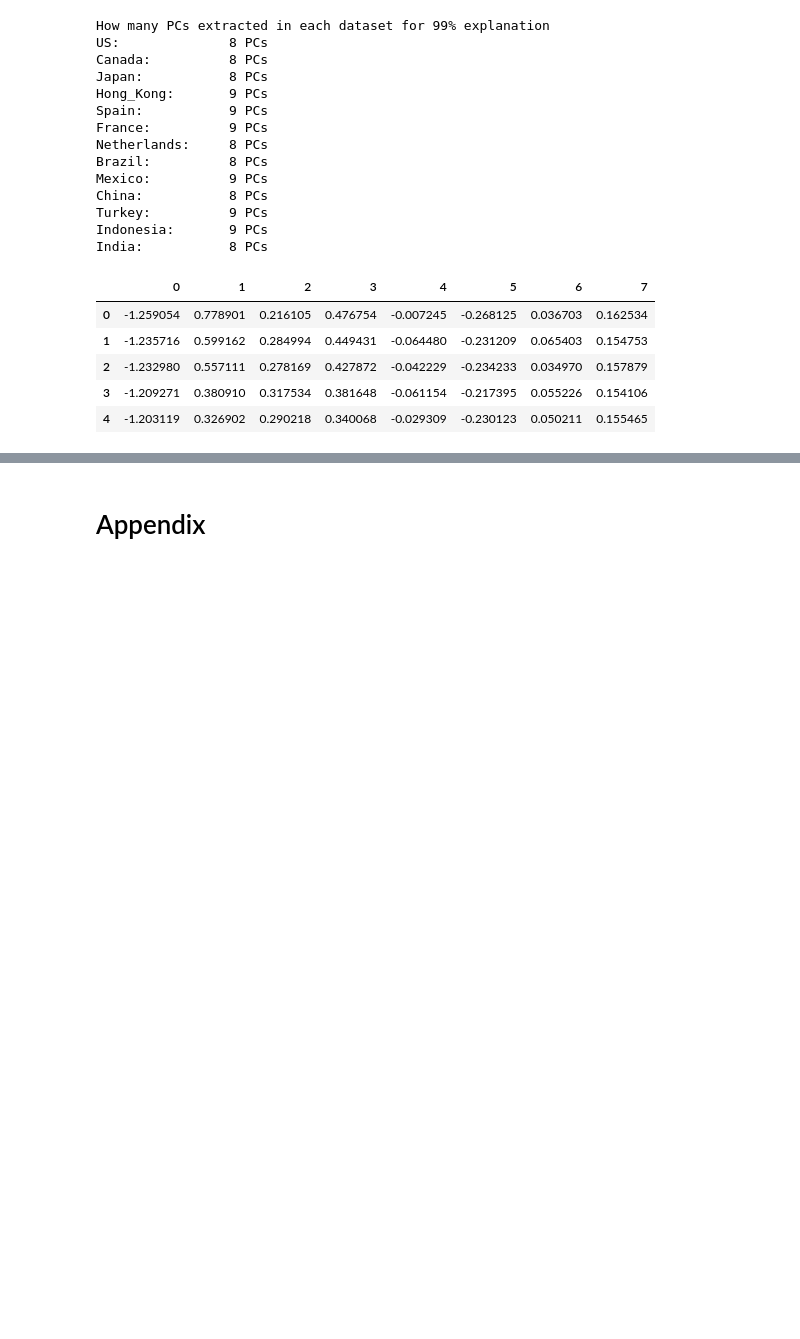
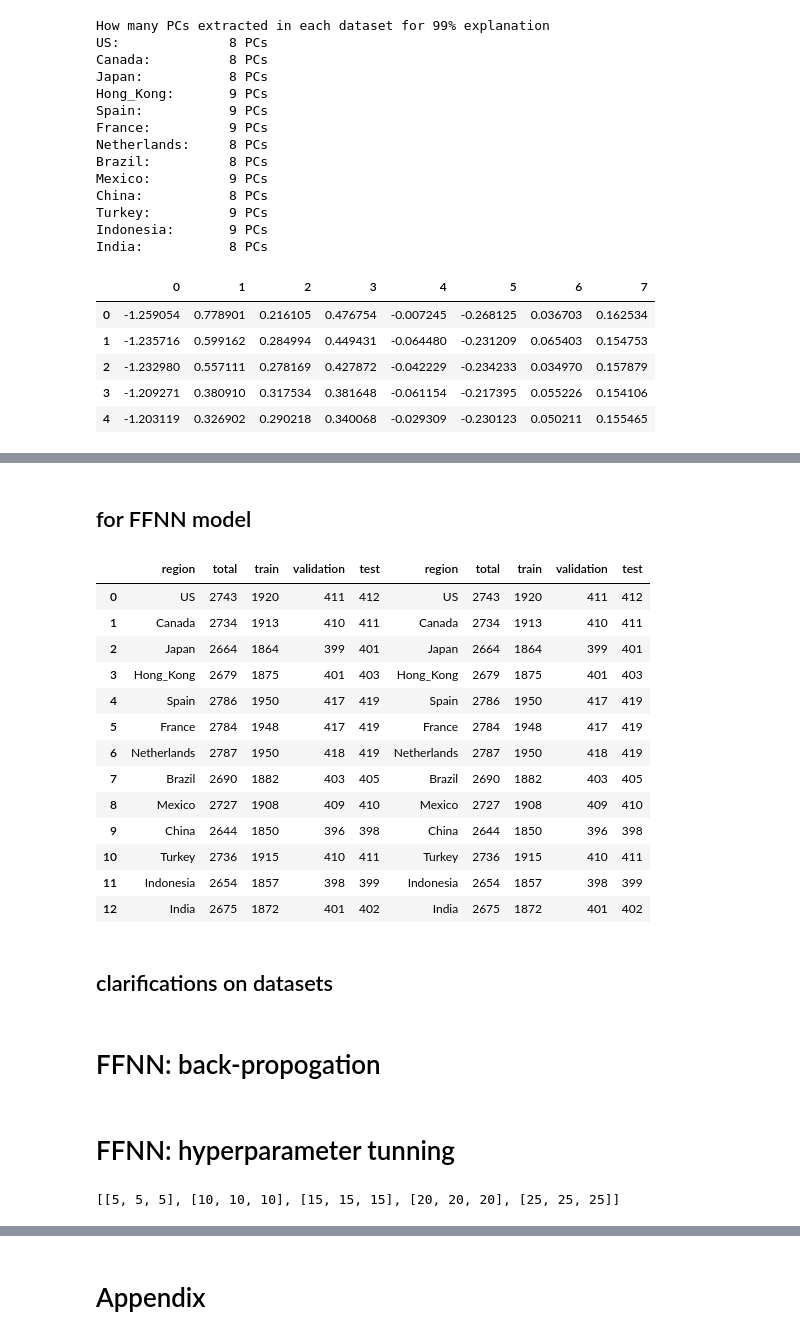
Before and after one commit to chensheni/202203-PCA-PSO-FFNN-ADF-ARDL-Dissertation, a Jupyter notebook: pca-pso-ffnn-adf-ardl-ongoing-dissertation-project.ipynb, the cells around one changed output, grey strips where cells are left out. Saved outputs shown, nothing was run; the diff lists cells and outputs as text; code cells hidden in the pictures; blank space fills up the shorter version.

```diff
--- a/pca-pso-ffnn-adf-ardl-ongoing-dissertation-project.ipynb
+++ b/pca-pso-ffnn-adf-ardl-ongoing-dissertation-project.ipynb
@@ -858,0 +850,7 @@ for i in range(len(region_list)):
+# %%
+# show the sample size
+ARDL_num    = np.array([region_list, ARDL_total, ARDL_train, ARDL_val, ARDL_test]).T
+df_ARDL_num = pd.DataFrame(data = ARDL_num,
+                           columns = ['region','total','train','validation','test'])
+# %% [markdown]
+## for FFNN model
@@ -858,0 +874,52 @@ for i in range(len(region_list)):
+# %%
+# make split with 0.70:0.15:0.15
+
+FFNN_train_x = []; FFNN_train_y = []
+FFNN_val_x   = []; FFNN_val_y   = []
+FFNN_test_x  = []; FFNN_test_y  = []
+
+FFNN_total = []; FFNN_train = []
+FFNN_val   = []; FFNN_test  = []
+
+for i in range(len(region_list)):
+    # pin down the size
+    train_n = math.floor(FFNN_array_list_x[i].shape[1]*0.70)
+    val_n   = math.floor(FFNN_array_list_x[i].shape[1]*0.15)
+    # record different parts
+    FFNN_total.append(FFNN_array_list_x[i].shape[1])
+    FFNN_train.append(train_n)
+    FFNN_val.append  (val_n)
+    FFNN_test.append (FFNN_array_list_x[i].shape[1] - train_n - val_n)
+    # train
+    FFNN_train_x.append(FFNN_array_list_x[i][:, :train_n])
+    FFNN_train_y.append(FFNN_array_list_y[i][:train_n])
+    # validation
+    FFNN_val_x.append  (FFNN_array_list_x[i][:, train_n : (train_n+val_n)])
+    FFNN_val_y.append  (FFNN_array_list_y[i][train_n : (train_n+val_n)])
+    # test
+    FFNN_test_x.append (FFNN_array_list_x[i][:, (train_n+val_n):])
+    FFNN_test_y.append (FFNN_array_list_y[i][(train_n+val_n) :])
+# %%
+# show the sample size
+FFNN_num    = np.array([region_list, FFNN_total, FFNN_train, FFNN_val, FFNN_test]).T
+df_FFNN_num = pd.DataFrame(data = FFNN_num,
+                           columns = ['region','total','train','validation','test'])
+# left is FFNN, right is ARDL
+pd.concat([df_FFNN_num,df_ARDL_num],axis=1)
+# %% [output]
+|  | region | total | train | validation | test | region | total | train | validation | test |
+| 0 | US | 2743 | 1920 | 411 | 412 | US | 2743 | 1920 | 411 | 412 |
+| 1 | Canada | 2734 | 1913 | 410 | 411 | Canada | 2734 | 1913 | 410 | 411 |
+| 2 | Japan | 2664 | 1864 | 399 | 401 | Japan | 2664 | 1864 | 399 | 401 |
+| 3 | Hong_Kong | 2679 | 1875 | 401 | 403 | Hong_Kong | 2679 | 1875 | 401 | 403 |
+| 4 | Spain | 2786 | 1950 | 417 | 419 | Spain | 2786 | 1950 | 417 | 419 |
+| 5 | France | 2784 | 1948 | 417 | 419 | France | 2784 | 1948 | 417 | 419 |
+| 6 | Netherlands | 2787 | 1950 | 418 | 419 | Netherlands | 2787 | 1950 | 418 | 419 |
+| 7 | Brazil | 2690 | 1882 | 403 | 405 | Brazil | 2690 | 1882 | 403 | 405 |
+| 8 | Mexico | 2727 | 1908 | 409 | 410 | Mexico | 2727 | 1908 | 409 | 410 |
+| 9 | China | 2644 | 1850 | 396 | 398 | China | 2644 | 1850 | 396 | 398 |
+| 10 | Turkey | 2736 | 1915 | 410 | 411 | Turkey | 2736 | 1915 | 410 | 411 |
+| 11 | Indonesia | 2654 | 1857 | 398 | 399 | Indonesia | 2654 | 1857 | 398 | 399 |
+| 12 | India | 2675 | 1872 | 401 | 402 | India | 2675 | 1872 | 401 | 402 |
+# %% [markdown]
+## clarifications on datasets
@@ -858,0 +940,2 @@ for i in range(len(region_list)):
+# %% [markdown]
+# FFNN: back-propogation
@@ -858,0 +1013,7 @@ for i in range(len(region_list)):
+# %% [markdown]
+# FFNN: hyperparameter tunning
+# %%
+# create all possible hyper-parameters in FFNN
+list_hyper = [[a,a,a] for a in np.arange(5,26,5)]; list_hyper
+# %% [output]
+[[5, 5, 5], [10, 10, 10], [15, 15, 15], [20, 20, 20], [25, 25, 25]]
```
Also changed, not shown: parts of 49 cells of this notebook.
